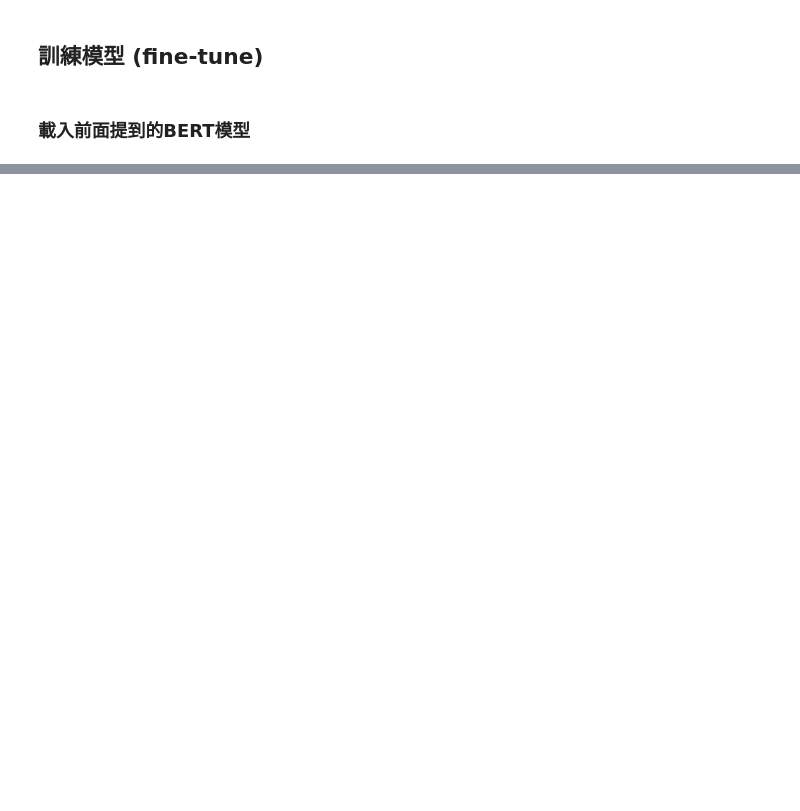
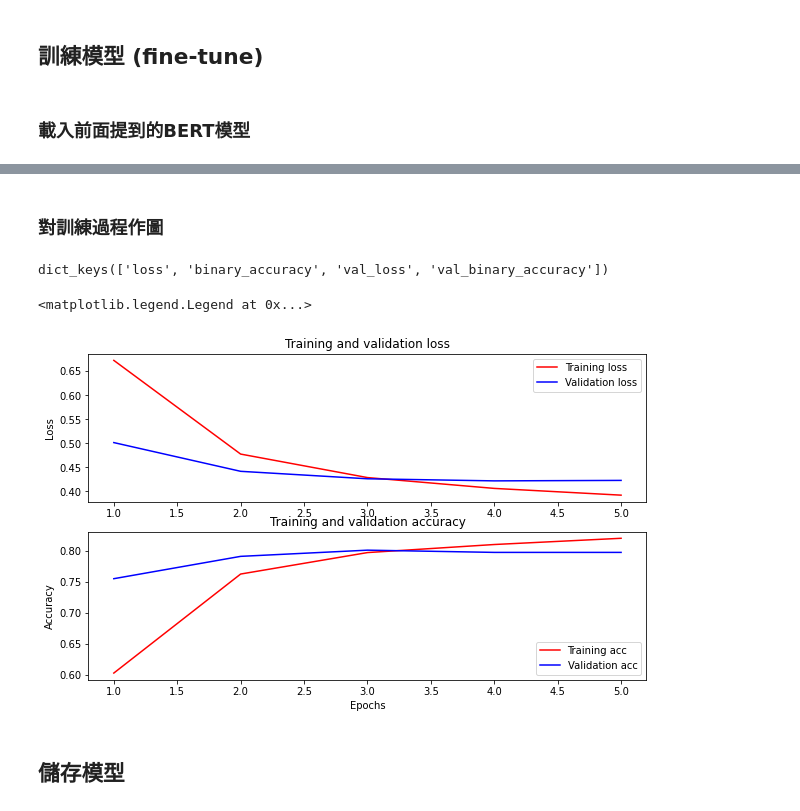
Before and after one commit to arturiaxnight/tsgh-nlp-2022summer, a Jupyter notebook: Lession2/l2_demo.ipynb, the cells around one changed output, grey strips where cells are left out. Saved outputs shown, nothing was run; the diff lists cells and outputs as text; code cells hidden in the pictures; blank space fills up the shorter version.

```diff
--- a/Lession2/l2_demo.ipynb
+++ b/Lession2/l2_demo.ipynb
@@ -125,7 +121,8 @@ Label : 1 (pos)
 ## 從 Tensorflow Hub 抓取 Model (BERT)
 <img src='https://imgur.com/YY0lE5s.png'>
 # %%
-tfhub_handle_encoder = 'https://tfhub.dev/tensorflow/bert_en_uncased_L-12_H-768_A-12/4'
+tfhub_handle_encoder = 'https://tfhub.dev/tensorflow/small_bert/bert_en_uncased_L-2_H-128_A-2/2'
+# tfhub_handle_encoder = 'https://tfhub.dev/tensorflow/bert_en_uncased_L-12_H-768_A-12/4'
 tfhub_handle_preprocess = 'https://tfhub.dev/tensorflow/bert_en_uncased_preprocess/3'
 # %%
 bert_preprocess_model = hub.KerasLayer(tfhub_handle_preprocess)
@@ -224,7 +221,10 @@ num_train_steps = steps_per_epoch * epochs
 num_warmup_steps = int(0.1*num_train_steps)
 
 init_lr = 3e-5
-optimizer = tfa.optimizers.AdamW(weight_decay=0.01, learning_rate=init_lr)
+optimizer = optimization.create_optimizer(init_lr=init_lr,
+                                          num_train_steps=num_train_steps,
+                                          num_warmup_steps=num_warmup_steps,
+                                          optimizer_type='adamw')
 # %% [markdown]
 ### 載入前面提到的BERT模型
 # %%
@@ -249,0 +270,38 @@ Epoch 1/5
+# %% [markdown]
+### 對訓練過程作圖
+# %%
+history_dict = history.history
+print(history_dict.keys())
+
+acc = history_dict['binary_accuracy']
+val_acc = history_dict['val_binary_accuracy']
+loss = history_dict['loss']
+val_loss = history_dict['val_loss']
+
+epochs = range(1, len(acc) + 1)
+fig = plt.figure(figsize=(10, 6))
+fig.tight_layout()
+
+plt.subplot(2, 1, 1)
+# r is for "solid red line"
+plt.plot(epochs, loss, 'r', label='Training loss')
+# b is for "solid blue line"
+plt.plot(epochs, val_loss, 'b', label='Validation loss')
+plt.title('Training and validation loss')
+# plt.xlabel('Epochs')
+plt.ylabel('Loss')
+plt.legend()
+
+plt.subplot(2, 1, 2)
+plt.plot(epochs, acc, 'r', label='Training acc')
+plt.plot(epochs, val_acc, 'b', label='Validation acc')
+plt.title('Training and validation accuracy')
+plt.xlabel('Epochs')
+plt.ylabel('Accuracy')
+plt.legend(loc='lower right')
+# %% [output]
+dict_keys(['loss', 'binary_accuracy', 'val_loss', 'val_binary_accuracy'])
+<matplotlib.legend.Legend at 0x...>
+[figure, added]
+# %% [markdown]
+## 儲存模型
```
Also changed, not shown: parts of 19 cells of this notebook, 5 other files.
